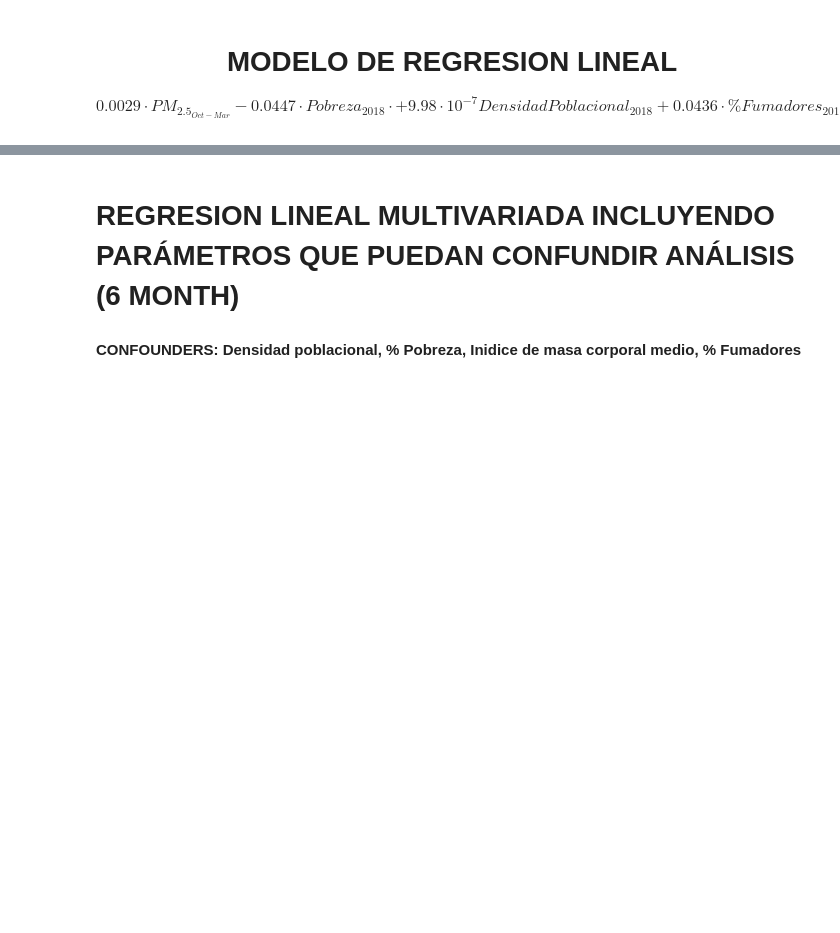
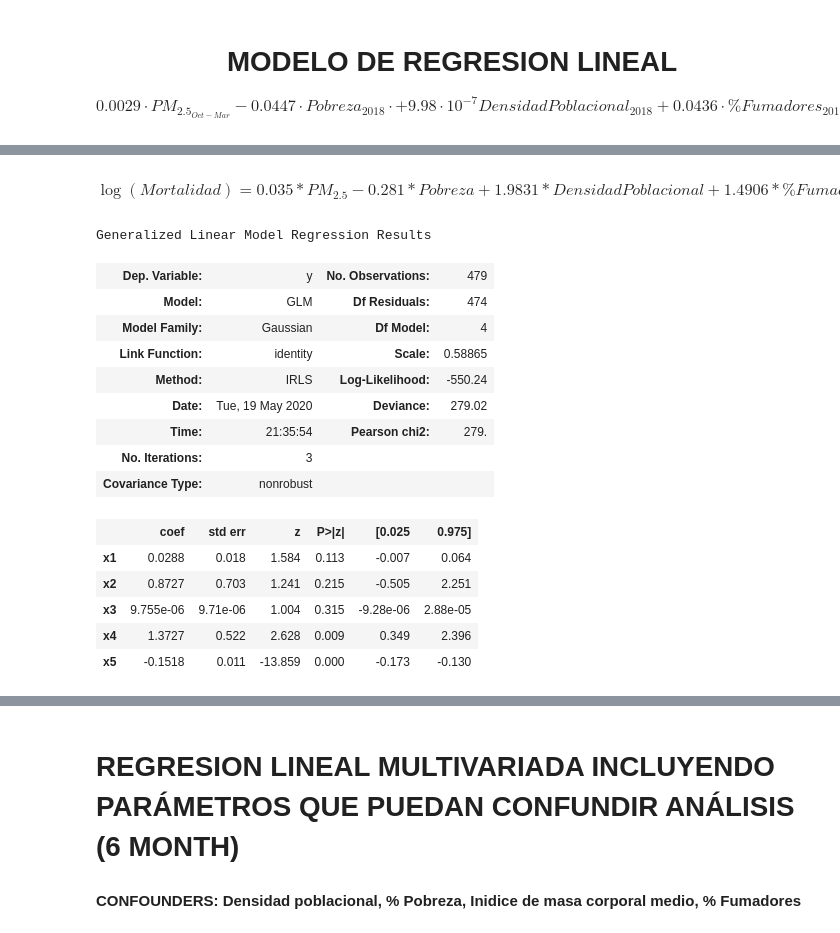
Before and after one commit to mdominguezd/ProyectoLaboratorioPM2.5yCOVID, a Jupyter notebook: MiCOVID-19.ipynb, the cells around one changed output, grey strips where cells are left out. Drawn from its saved outputs; the diff is of its cells as text; code cells hidden in the pictures; blank space fills up the shorter version.

```diff
--- a/MiCOVID-19.ipynb
+++ b/MiCOVID-19.ipynb
@@ -440,0 +461,2 @@ comparPrediccion['ER'] = (comparPrediccion.Prediccion - comparPrediccion.Observa
+# %% [markdown]
+$$ \log(Mortalidad) = 0.035*PM_{2.5} - 0.281*Pobreza + 1.9831*DensidadPoblacional + 1.4906*\%Fumadores + 0.0218*IMC  -4.7684 $$
@@ -440,0 +468,20 @@ comparPrediccion['ER'] = (comparPrediccion.Prediccion - comparPrediccion.Observa
+# %%
+modelo = sm.GLM(np.array(np.log(y)),np.array(X), family=sm.families.Gaussian()).fit()
+modelo.summary()
+# %% [output]
+Generalized Linear Model Regression Results
+| Dep. Variable: | y | No. Observations: | 479 |
+| Model: | GLM | Df Residuals: | 474 |
+| Model Family: | Gaussian | Df Model: | 4 |
+| Link Function: | identity | Scale: | 0.58865 |
+| Method: | IRLS | Log-Likelihood: | -550.24 |
+| Date: | Tue, 19 May 2020 | Deviance: | 279.02 |
+| Time: | 21:35:54 | Pearson chi2: | 279. |
+| No. Iterations: | 3 |  |  |
+| Covariance Type: | nonrobust |  |  |
+|  | coef | std err | z | P>|z| | [0.025 | 0.975] |
+| x1 | 0.0288 | 0.018 | 1.584 | 0.113 | -0.007 | 0.064 |
+| x2 | 0.8727 | 0.703 | 1.241 | 0.215 | -0.505 | 2.251 |
+| x3 | 9.755e-06 | 9.71e-06 | 1.004 | 0.315 | -9.28e-06 | 2.88e-05 |
+| x4 | 1.3727 | 0.522 | 2.628 | 0.009 | 0.349 | 2.396 |
+| x5 | -0.1518 | 0.011 | -13.859 | 0.000 | -0.173 | -0.130 |
```
Also changed, not shown: parts of 21 cells of this notebook, 6 other files.
